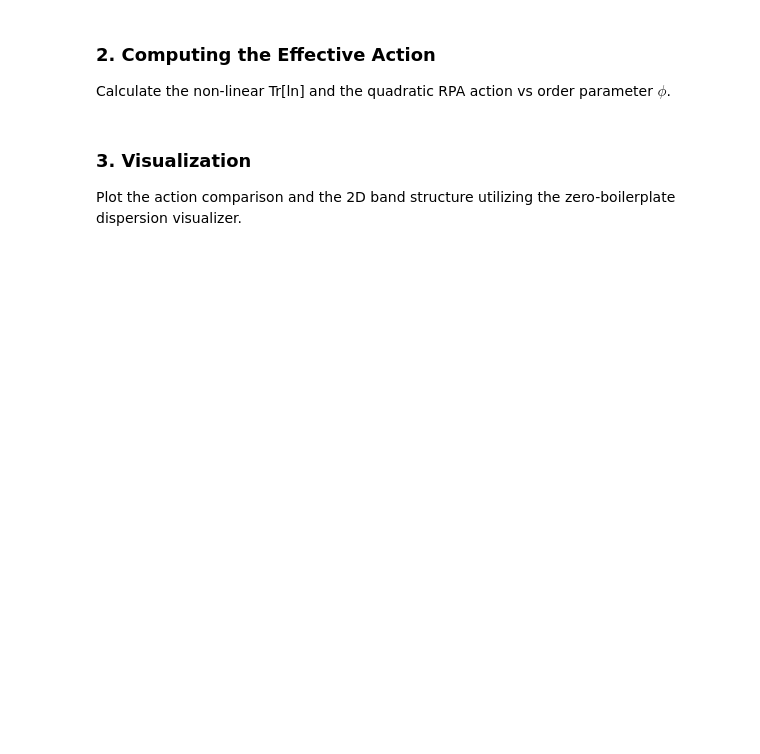
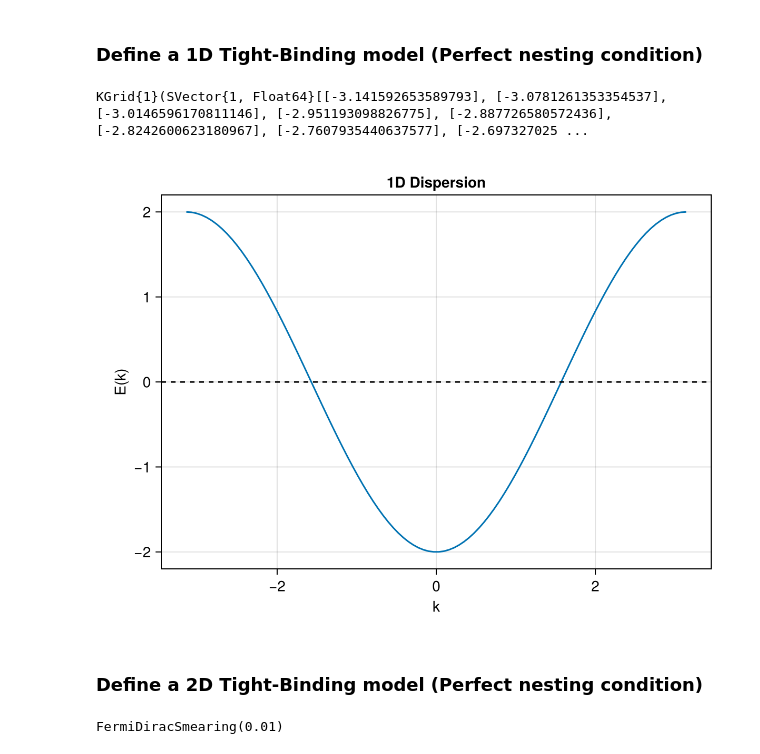
Before and after one commit to ymzhang0/Eliashberg, a Jupyter notebook: examples/ex1.ipynb, the cells around one changed output. Drawn from its saved outputs; the diff is of its cells as text; code cells hidden in the pictures; blank space fills up the shorter version.

```diff
--- a/examples/ex1.ipynb
+++ b/examples/ex1.ipynb
@@ -30,6 +14,17 @@ action = EffectiveAction(model, cdw, kgrid, V_Q)
-# %% [markdown]
-### 2. Computing the Effective Action
-Calculate the non-linear Tr[ln] and the quadratic RPA action vs order parameter $\phi$.
+# %% [markdown]
+### Define a 1D Tight-Binding model (Perfect nesting condition)
+# %%
+t = 1.0
+tp = 0.0
+mu = 0.0
+tb_model = TightBinding{1}(t, tp, mu)
+grid_1d = generate_1d_kgrid(100)
+# %% [output]
+KGrid{1}(SVector{1, Float64}[[-3.141592653589793], [-3.0781261353354537], [-3.0146596170811146], [-2.951193098826775], [-2.887726580572436], [-2.8242600623180967], [-2.7607935440637577], [-2.697327025 ...
+# %%
+visualize_dispersion(tb_model, grid_1d)
+# %% [output]
+[figure, added]
 # %%
 phi_values = range(0.0, 1.5, length=30)
 T_val = 0.05
@@ -43,6 +38,14 @@ phi_gs_rpa = solve_ground_state(action, RPA(); phi_guess=0.5)
 
 println("Exact Ground state order parameter ϕ = ", phi_gs_exact)
 println("RPA Ground state order parameter ϕ = ", phi_gs_rpa)
-# %% [markdown]
-### 3. Visualization
-Plot the action comparison and the 2D band structure utilizing the zero-boilerplate dispersion visualizer.
+# %% [markdown]
+### Define a 2D Tight-Binding model (Perfect nesting condition)
+# %%
+t = 1.0
+tp = 0.0
+mu = 0.0
+tb_model = TightBinding{2}(t, tp, mu)
+grid_2d = generate_2d_kgrid(50, 50)
+smearing = FermiDiracSmearing(0.01) # T = 0.01
+# %% [output]
+FermiDiracSmearing(0.01)
```
Also changed, not shown: parts of 14 cells of this notebook, 13 other files.
